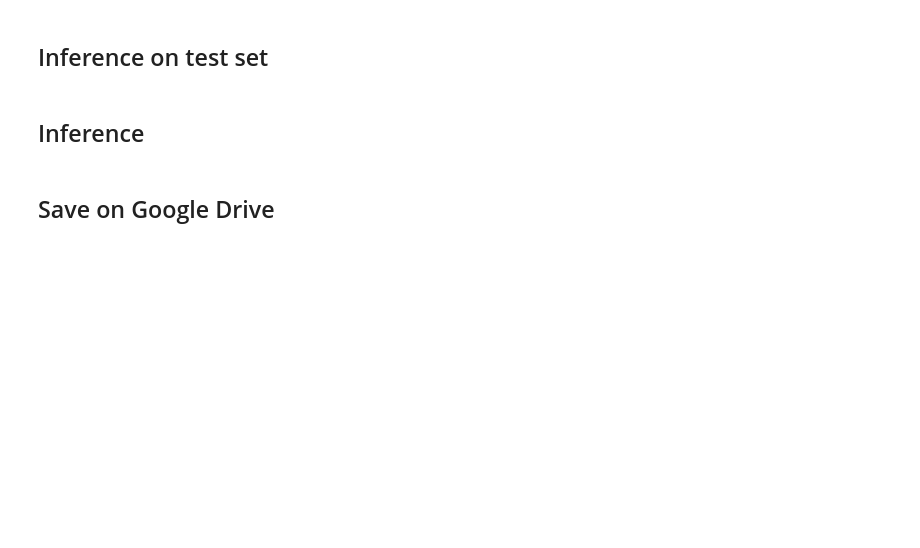
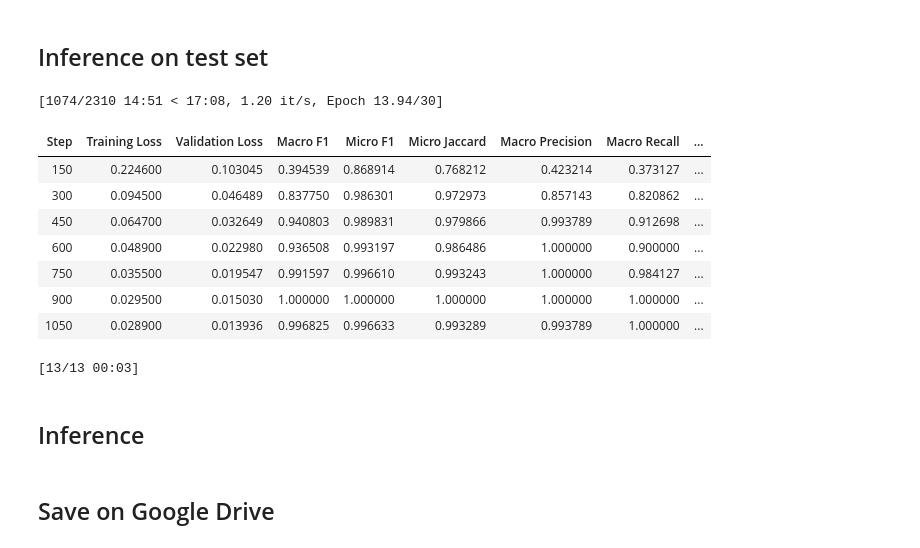
Before and after one commit to HLT-Ghisolfi-Leuzzi-Testa/WASSA-2023, a Jupyter notebook: finale.ipynb, the cells around one changed output. Saved outputs shown, nothing was run; the diff lists cells and outputs as text; code cells hidden in the pictures; blank space fills up the shorter version.

```diff
--- a/finale.ipynb
+++ b/finale.ipynb
@@ -1130,33 +1200,46 @@ if TASK == "EMP":
 # %%
 TEST_DATA = f"{repo_path}{branch}/datasets/WASSA23_essay_level_test_preproc.tsv"
 test_df = pd.read_csv(TEST_DATA, sep='\t')
 
 num_missing_features = 0
 if config['gold_emotions']:
     num_missing_features += 8
 if config['gold_empathy']:
     num_missing_features += 1
 if config['gold_distress']:
     num_missing_features += 1
 
 global_features = standard_scalar_features(np.array(test_df[config.get('global_features_names')]))
 if num_missing_features > 0:
     global_features = np.concatenate((global_features, np.zeros((100, num_missing_features), int)), axis=1)
 
 test_set = WASSADataset(tokenizer=tokenizer,
                     essay=test_df.essay,
                     essay_id = test_df.essay_id,
                     targets=None,
                     prompt_after_SEP=np.array(test_df['prompt_bio']),
                     global_features = global_features,
                     prompt_inlcusion_prob=0
                 )
 
 outs = trainer.predict(test_set)
 predictions = outs.predictions[0]
 
 path_predictions = f"{path_tosave}/predictions_{TASK}.tsv"
 write_predictions(predictions, path_predictions)
+
+write_predictions(predict_emotions(predictions, neutral_zero),'./EMO_preds.tsv')
+# %% [output]
+[1074/2310 14:51 < 17:08, 1.20 it/s, Epoch 13.94/30]
+| Step | Training Loss | Validation Loss | Macro F1 | Micro F1 | Micro Jaccard | Macro Precision | Macro Recall | ... |
+| 150 | 0.224600 | 0.103045 | 0.394539 | 0.868914 | 0.768212 | 0.423214 | 0.373127 | ... |
+| 300 | 0.094500 | 0.046489 | 0.837750 | 0.986301 | 0.972973 | 0.857143 | 0.820862 | ... |
+| 450 | 0.064700 | 0.032649 | 0.940803 | 0.989831 | 0.979866 | 0.993789 | 0.912698 | ... |
+| 600 | 0.048900 | 0.022980 | 0.936508 | 0.993197 | 0.986486 | 1.000000 | 0.900000 | ... |
+| 750 | 0.035500 | 0.019547 | 0.991597 | 0.996610 | 0.993243 | 1.000000 | 0.984127 | ... |
+| 900 | 0.029500 | 0.015030 | 1.000000 | 1.000000 | 1.000000 | 1.000000 | 1.000000 | ... |
+| 1050 | 0.028900 | 0.013936 | 0.996825 | 0.996633 | 0.993289 | 0.993789 | 1.000000 | ... |
+[13/13 00:03]
 # %%
 # TODO:
 
```
Also changed, not shown: parts of 24 cells of this notebook.
